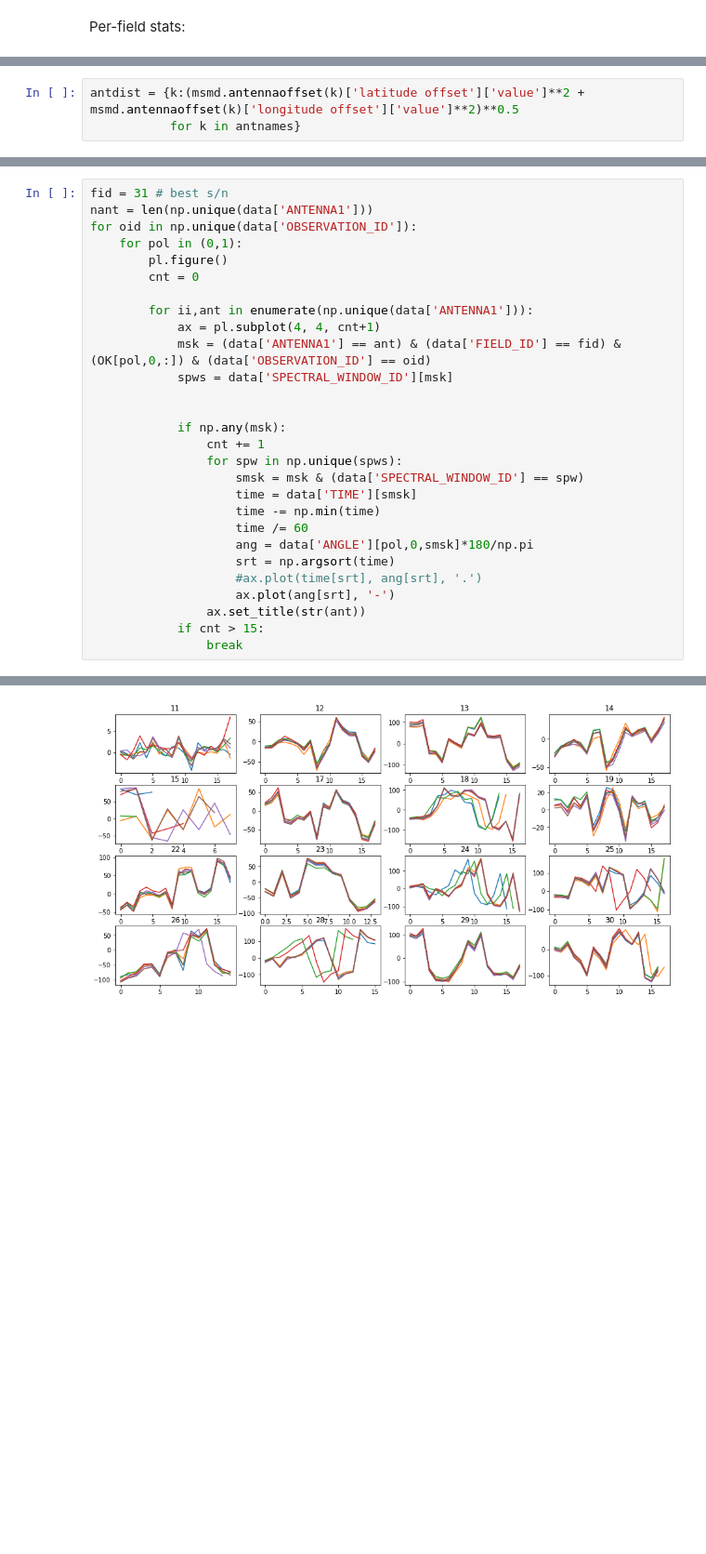
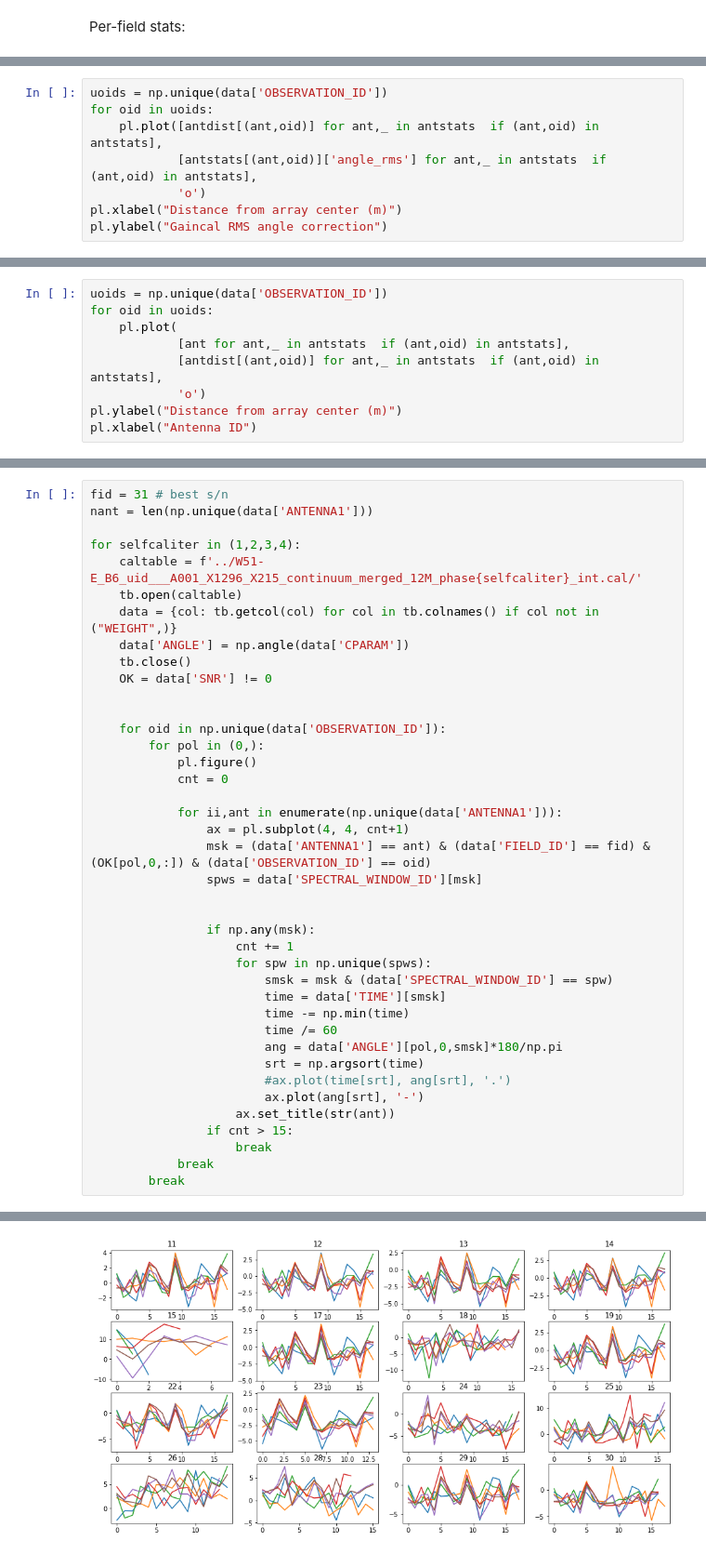
Before and after one commit to keflavich/almaimf-notebooks, a Jupyter notebook: SelfCalAnalysis.ipynb, the cells around one changed output, grey strips where cells are left out. Shown at 93% size. Saved outputs shown, nothing was run; the diff lists cells and outputs as text; blank space fills up the shorter version.

```diff
--- a/SelfCalAnalysis.ipynb
+++ b/SelfCalAnalysis.ipynb
@@ -173,3 +152,0 @@ antnames = {k:v for k,v in enumerate(msmd.antennanames(np.unique(data['ANTENNA1'
-# %%
-antdist = {k:(msmd.antennaoffset(k)['latitude offset']['value']**2 + msmd.antennaoffset(k)['longitude offset']['value']**2)**0.5
-           for k in antnames}
@@ -218,0 +248,8 @@ pl.plot([antdist[ant] for ant in antstats],
+# %%
+uoids = np.unique(data['OBSERVATION_ID'])
+for oid in uoids:
+    pl.plot([antdist[(ant,oid)] for ant,_ in antstats  if (ant,oid) in antstats],
+            [antstats[(ant,oid)]['angle_rms'] for ant,_ in antstats  if (ant,oid) in antstats],
+            'o')
+pl.xlabel("Distance from array center (m)")
+pl.ylabel("Gaincal RMS angle correction")
@@ -218,0 +259,9 @@ pl.plot([antdist[ant] for ant in antstats],
+# %%
+uoids = np.unique(data['OBSERVATION_ID'])
+for oid in uoids:
+    pl.plot(
+            [ant for ant,_ in antstats  if (ant,oid) in antstats],
+            [antdist[(ant,oid)] for ant,_ in antstats  if (ant,oid) in antstats],
+            'o')
+pl.ylabel("Distance from array center (m)")
+pl.xlabel("Antenna ID")
@@ -242,29 +290,41 @@ data['ANGLE'].shape
 # %%
 fid = 31 # best s/n
 nant = len(np.unique(data['ANTENNA1']))
-for oid in np.unique(data['OBSERVATION_ID']):
-    for pol in (0,1):
-        pl.figure()
-        cnt = 0
 
-        for ii,ant in enumerate(np.unique(data['ANTENNA1'])):
-            ax = pl.subplot(4, 4, cnt+1)
-            msk = (data['ANTENNA1'] == ant) & (data['FIELD_ID'] == fid) & (OK[pol,0,:]) & (data['OBSERVATION_ID'] == oid)
-            spws = data['SPECTRAL_WINDOW_ID'][msk]
+for selfcaliter in (1,2,3,4):
+    caltable = f'../W51-E_B6_uid___A001_X1296_X215_continuum_merged_12M_phase{selfcaliter}_int.cal/'
+    tb.open(caltable)
+    data = {col: tb.getcol(col) for col in tb.colnames() if col not in ("WEIGHT",)}
+    data['ANGLE'] = np.angle(data['CPARAM'])
+    tb.close()
+    OK = data['SNR'] != 0
 
 
-            if np.any(msk):
-                cnt += 1
-                for spw in np.unique(spws):
-                    smsk = msk & (data['SPECTRAL_WINDOW_ID'] == spw)
-                    time = data['TIME'][smsk]
-                    time -= np.min(time)
-                    time /= 60
-                    ang = data['ANGLE'][pol,0,smsk]*180/np.pi
-                    srt = np.argsort(time)
-                    #ax.plot(time[srt], ang[srt], '.')
-                    ax.plot(ang[srt], '-')
-                ax.set_title(str(ant))
-            if cnt > 15:
-                break
+    for oid in np.unique(data['OBSERVATION_ID']):
+        for pol in (0,):
+            pl.figure()
+            cnt = 0
+
+            for ii,ant in enumerate(np.unique(data['ANTENNA1'])):
+                ax = pl.subplot(4, 4, cnt+1)
+                msk = (data['ANTENNA1'] == ant) & (data['FIELD_ID'] == fid) & (OK[pol,0,:]) & (data['OBSERVATION_ID'] == oid)
+                spws = data['SPECTRAL_WINDOW_ID'][msk]
+
+
+                if np.any(msk):
+                    cnt += 1
+                    for spw in np.unique(spws):
+                        smsk = msk & (data['SPECTRAL_WINDOW_ID'] == spw)
+                        time = data['TIME'][smsk]
+                        time -= np.min(time)
+                        time /= 60
+                        ang = data['ANGLE'][pol,0,smsk]*180/np.pi
+                        srt = np.argsort(time)
+                        #ax.plot(time[srt], ang[srt], '.')
+                        ax.plot(ang[srt], '-')
+                    ax.set_title(str(ant))
+                if cnt > 15:
+                    break
+            break
+        break
 # %% [output]
@@ -272 +332 @@ for oid in np.unique(data['OBSERVATION_ID']):
-[figure, old version]
+[figure, new version]
```
Also changed, not shown: parts of 36 cells of this notebook, 2 other files.
